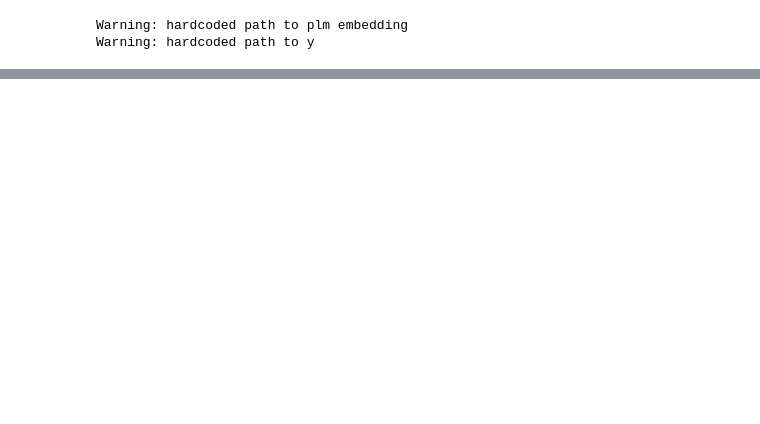
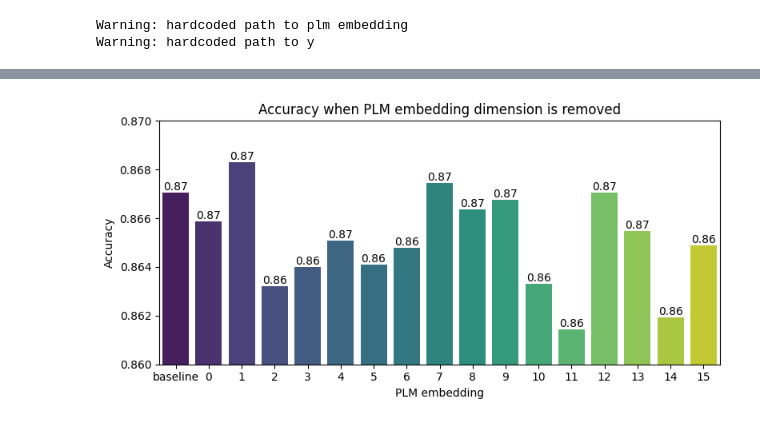
Before and after one commit to alw399/SLIDE_PLM, a Jupyter notebook: notebooks/jing_expansion.ipynb, the cells around one changed output, grey strips where cells are left out. Cells and saved outputs as stored; diff of their text form; code cells hidden in the pictures; blank space fills up the shorter version.

```diff
--- a/notebooks/jing_expansion.ipynb
+++ b/notebooks/jing_expansion.ipynb
@@ -45,0 +50,8 @@ plt.tight_layout()
+# %%
+from deletion import EmbeddingEvaluator
+
+evaluator = EmbeddingEvaluator()
+accuracies = evaluator.get_contributions(
+    embedding=machop.plm_embedding,
+    y=machop.y
+)
@@ -45,0 +78,25 @@ plt.tight_layout()
+# %%
+fig, ax = plt.subplots(figsize=(8, 4))
+
+labels = ['baseline'] + list(range(machop.l))
+sns.barplot(y=accuracies, x=labels, ax=ax, hue=labels, palette='viridis', legend=False)
+ax.set_ylabel('Accuracy')
+ax.set_xlabel('PLM embedding')
+
+bars = ax.patches
+
+for bar, accuracy in zip(bars,  accuracies):
+    ax.text(
+        bar.get_x() + bar.get_width() / 2,
+        bar.get_height(),
+        f'{accuracy:.2f}',
+        ha='center',
+        va='bottom'
+    )
+ax.set_title('Accuracy when PLM embedding dimension is removed')
+ax.set_ylim(0.86, 0.87)
+
+plt.tight_layout()
+plt.show()
+# %% [output]
+[figure, added]
```
Also changed, not shown: parts of 8 cells of this notebook, 2 other files.
